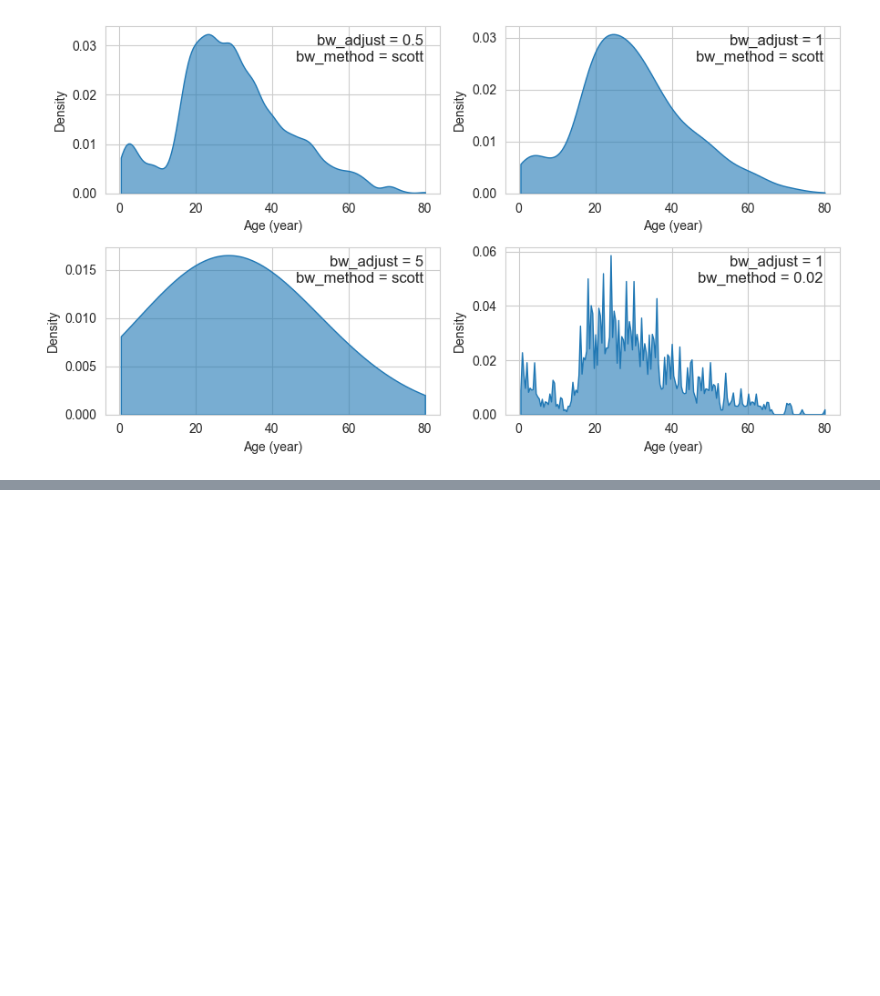
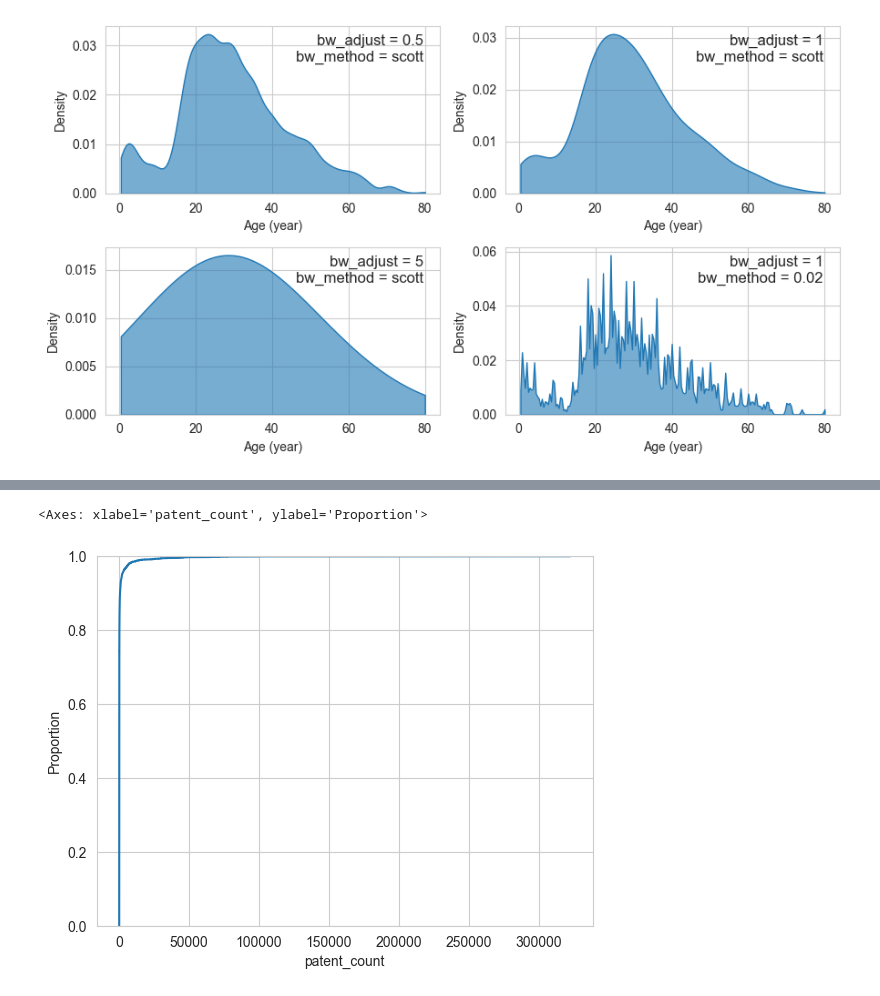
Before and after one commit to jieshu-wang-SBU/EST389_371_2026_spring, a Jupyter notebook: lectures/07-Data_visualization/07-02_visualize_distributions.ipynb, the cells around one changed output, grey strips where cells are left out. Saved outputs shown, nothing was run; the diff lists cells and outputs as text; code cells hidden in the pictures; blank space fills up the shorter version.

```diff
--- a/lectures/07-Data_visualization/07-02_visualize_distributions.ipynb
+++ b/lectures/07-Data_visualization/07-02_visualize_distributions.ipynb
@@ -94,0 +174,5 @@ for bw_adjust, bw_method, ax in zip([0.5, 1, 5, 1],
+# %%
+sns.ecdfplot(data=county_patents['patent_count'])
+# %% [output]
+<Axes: xlabel='patent_count', ylabel='Proportion'>
+[figure, added]
```
Also changed, not shown: parts of 25 cells of this notebook, 1 other file.
